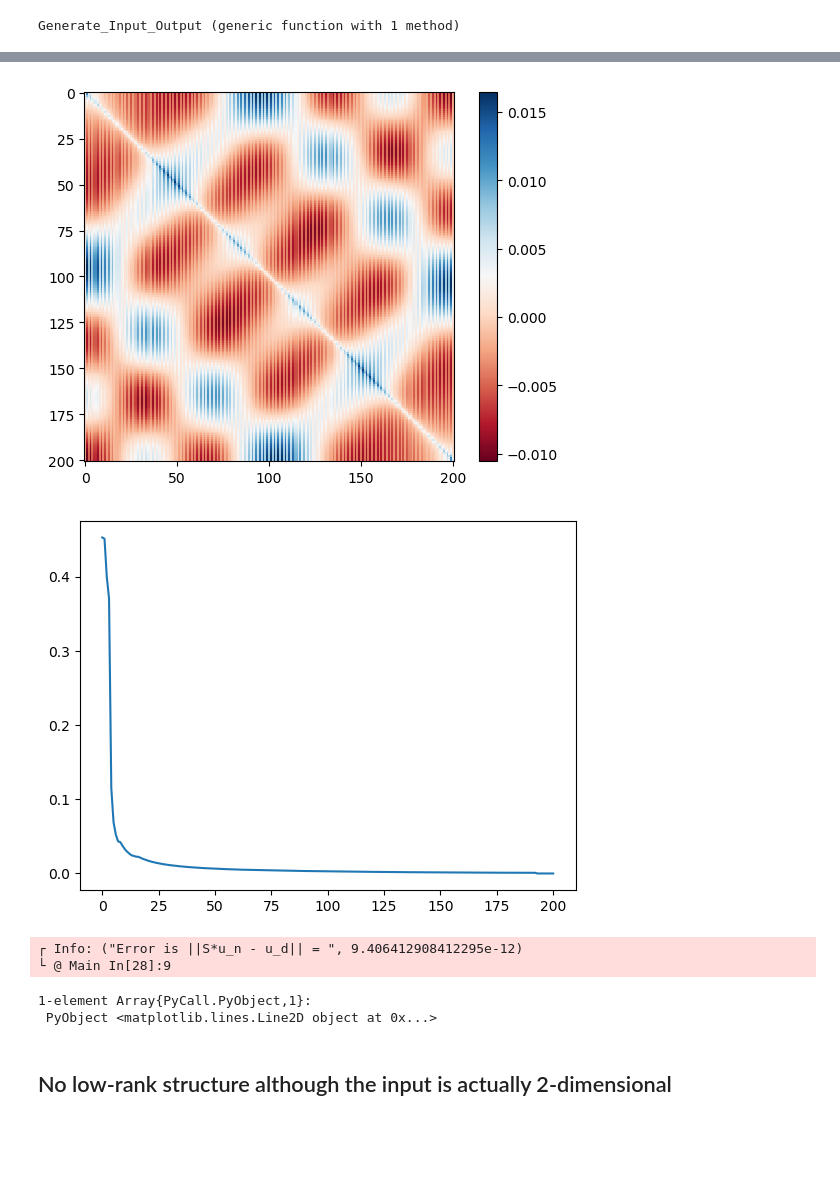
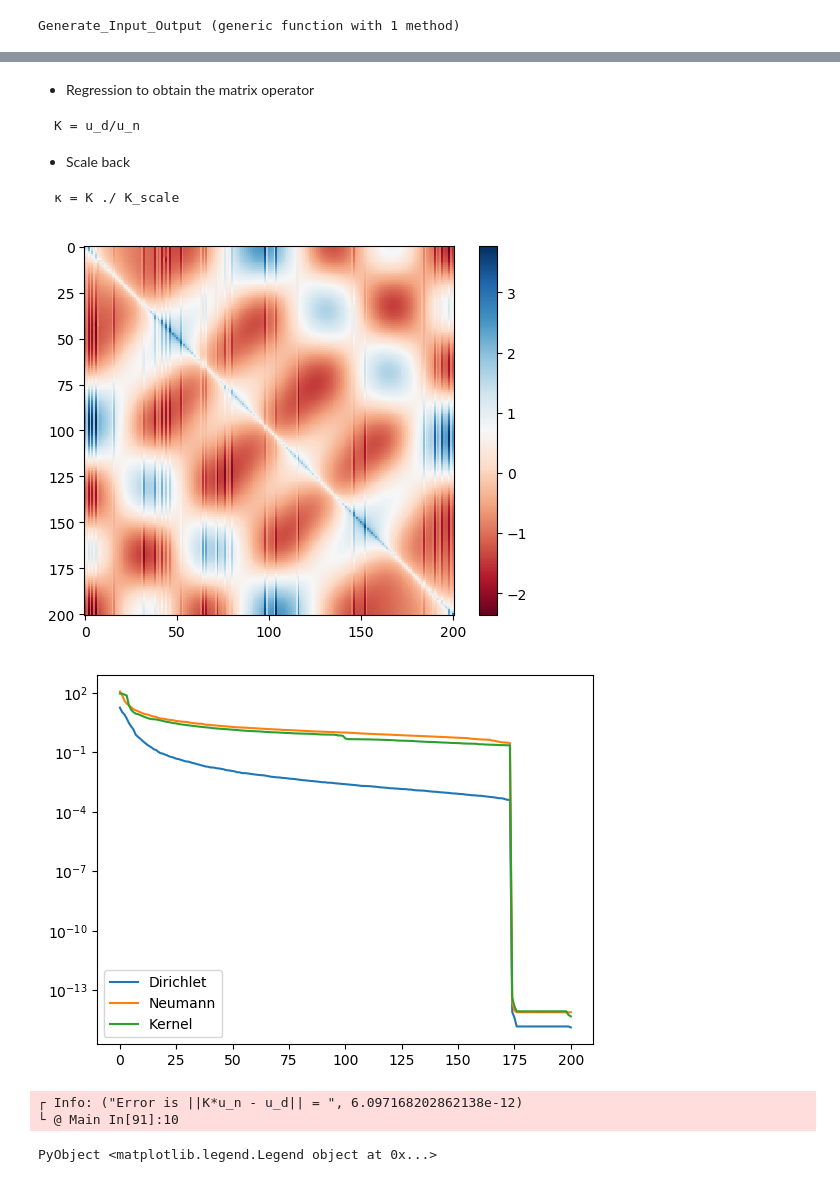
Before and after one commit to Zhengyu-Huang/Operator-Learning, a Jupyter notebook: nn/Box_N2D.ipynb, the cells around one changed output, grey strips where cells are left out. Cells and saved outputs as stored; diff of their text form; code cells hidden in the pictures; blank space fills up the shorter version.

````diff
--- a/nn/Box_N2D.ipynb
+++ b/nn/Box_N2D.ipynb
@@ -38,0 +104,5 @@ end
+# %%
+N_l = 300
+x0d0s = rand(Uniform(0,1), N_l,2);
+
+cs = [(x,y)->50.0;]
@@ -65,0 +185,15 @@ $$
+# %%
+# 50 element in each direction
+ne =  100
+porder = 2
+Δx = 1.0/ne
+K_scale = zeros(Float64, ne*porder+1)
+for i = 1:ne
+    K_scale[2i-1] = 2Δx/6
+    K_scale[2i] = 4Δx/6
+end
+K_scale[1] = K_scale[end] = Δx/6.0
+
+# generate Dirichlet to Neumman results output for different conditions
+# data =[nodal positions, (x, ∂u∂n, u), 4 edges, experiment number]
+data = Generate_Input_Output(cs,  x0d0s, ne, porder);
@@ -66,28 +202,43 @@ $$
+# %% [markdown]
+* Regression to obtain the matrix operator
+```
+K = u_d/u_n
+```
+* Scale back
+```
+κ = K ./ K_scale
+```
 # %%
 # data =[nodal positions, (x, ∂u∂n, u), 4 edges, experiment number]
 bc_id = 3
 u_n = data[:, 2, bc_id, :]
 u_d = data[:, 3, bc_id, :]
 
 
-S = u_d/u_n
+K = u_d/u_n
+κ = K ./ K_scale'
 
-@info "Error is ||S*u_n - u_d|| = ", norm(S*u_n - u_d)
+@info "Error is ||K*u_n - u_d|| = ", norm(K*u_n - u_d)
 
 PyPlot.figure()
-PyPlot.imshow(S, cmap=:RdBu)
+PyPlot.imshow(κ, cmap=:RdBu)
 PyPlot.colorbar()
 
+PyPlot.figure()
 
-U, Σ, Vt = svd(S);
-PyPlot.figure()
-PyPlot.plot(Σ)
+
+U, Σ, Vt = svd(u_d);
+PyPlot.semilogy(Σ, label = "Dirichlet")
+
+U, Σ, Vt = svd(u_n);
+PyPlot.semilogy(Σ, label = "Neumann")
+
+U, Σ, Vt = svd(κ);
+PyPlot.semilogy(Σ, label = "Kernel")
+PyPlot.legend()
 # %% [output]
-[figure, old version]
+[figure, new version]
-[figure, old version]
+[figure, new version]
-┌ Info: ("Error is ||S*u_n - u_d|| = ", 9.406412908412295e-12)
-└ @ Main In[28]:9
+┌ Info: ("Error is ||K*u_n - u_d|| = ", 6.097168202862138e-12)
+└ @ Main In[91]:10
-1-element Array{PyCall.PyObject,1}:
- PyObject <matplotlib.lines.Line2D object at 0x...>
+PyObject <matplotlib.legend.Legend object at 0x...>
-# %% [markdown]
-## No low-rank structure although the input is actually 2-dimensional
````
Also changed, not shown: parts of 15 cells of this notebook, 4 other files.
